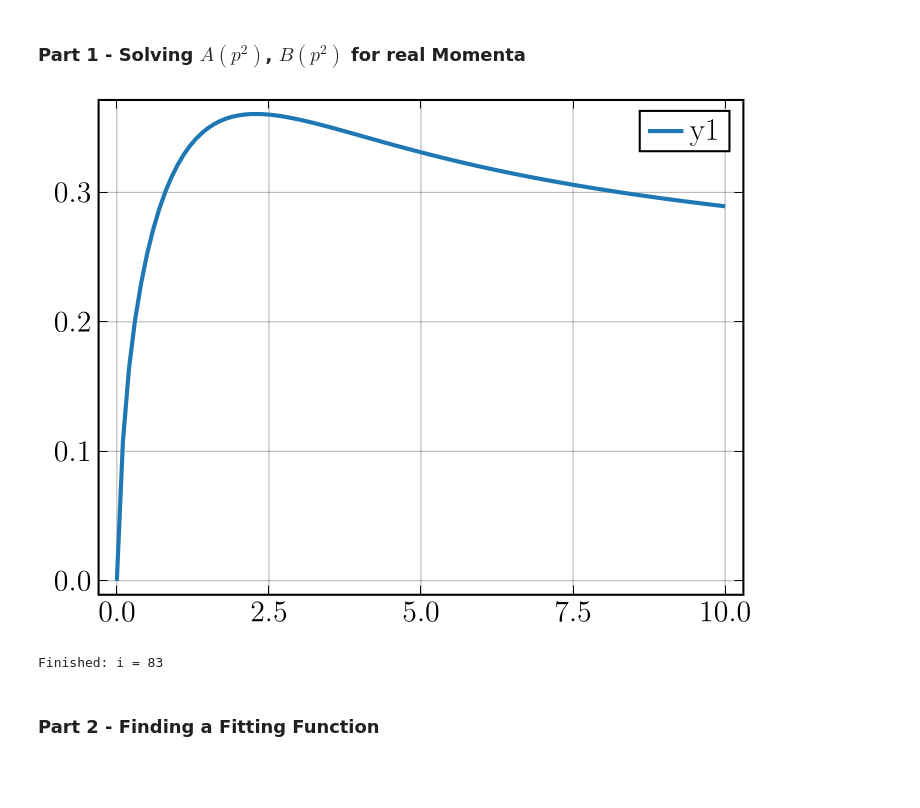
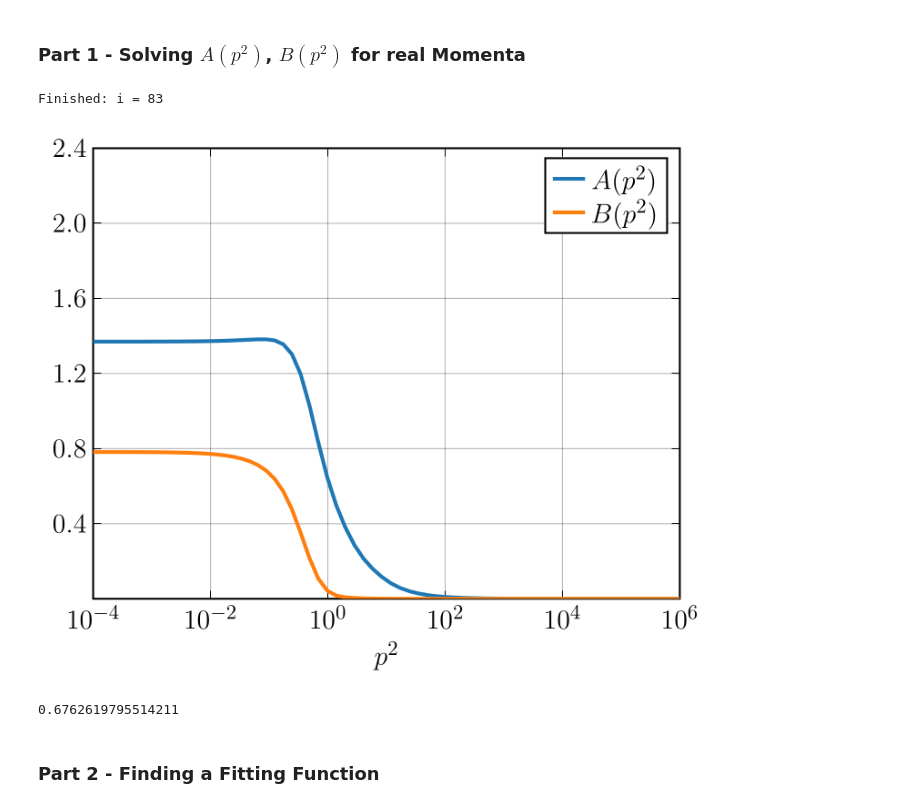
Before and after one commit to GestoerterOszillator/Maris-Tandy, a Jupyter notebook: nochmal.ipynb, the cells around one changed output. Cells and saved outputs as stored; diff of their text form; code cells hidden in the pictures; blank space fills up the shorter version.

```diff
--- a/nochmal.ipynb
+++ b/nochmal.ipynb
@@ -39,7 +39,7 @@ const mu = 19.0;
 ### Part 1 - Solving $A(p^2)$, $B(p^2)$ for real Momenta
 # %%
 # Integration Grids
-x, w_x = gausslegendre(40)
+x, w_x = gausslegendre(100)
 z, w_z = gausschebyshevu(20) # Chebyshev second kind
 
 t = 0.5 * (log(Lambda2) - log(epsilon2)) * x .+ 0.5 * (log(Lambda2) + log(epsilon2))
@@ -72,11 +72,6 @@ function z_intB(p, q)
     integrand = @. w_z * G(K2) / K2 # * Lambda_PV^2 / (K2 + Lambda_PV^2)
     return sum(integrand)
 end;
-# %%
-KK = 0:0.1:10
-plot(KK, F_UV.(KK))
-# %% [output]
-[figure, removed]
 # %%
 # Final Radial Integrals
 function Sigma_A(p2, A, B, Z_2)
@@ -120,12 +115,24 @@ end
 # %% [output]
 Finished: i = 83
 # %%
-# # Plots
+# Plots
 # plot(exp.(t), A, xaxis=:log10, xlims = (epsilon2, Lambda2), ylims = (0, 2.4), yticks = 0.4:0.4:2.4, label = L"A(p^2)", xlabel = L"p^2")
 # plot!(exp.(t), B, label = L"B(p^2)")
 # plot!(exp.(t), B./A, label = L"M(p^2)")
+
+plot(exp.(t), A./(exp.(t) .* (A.^2) .+ B.^2), xaxis=:log10, xlims = (epsilon2, Lambda2), ylims = (0, 2.4), yticks = 0.4:0.4:2.4, label = L"A(p^2)", xlabel = L"p^2")
+plot!(exp.(t), B./(exp.(t) .* (A.^2) .+ B.^2), label = L"B(p^2)")
+# plot!(exp.(t), B./A, label = L"M(p^2)")
+
+
 # savefig(address * "D1.pdf"); plot!()
 # plot!()
+# %% [output]
+[figure, added]
+# %%
+Z_4m/m
+# %% [output]
+0.6762619795514211
 # %% [markdown]
 ### Part 2 - Finding a Fitting Function
 # %%
```
Also changed, not shown: 16 other files.
